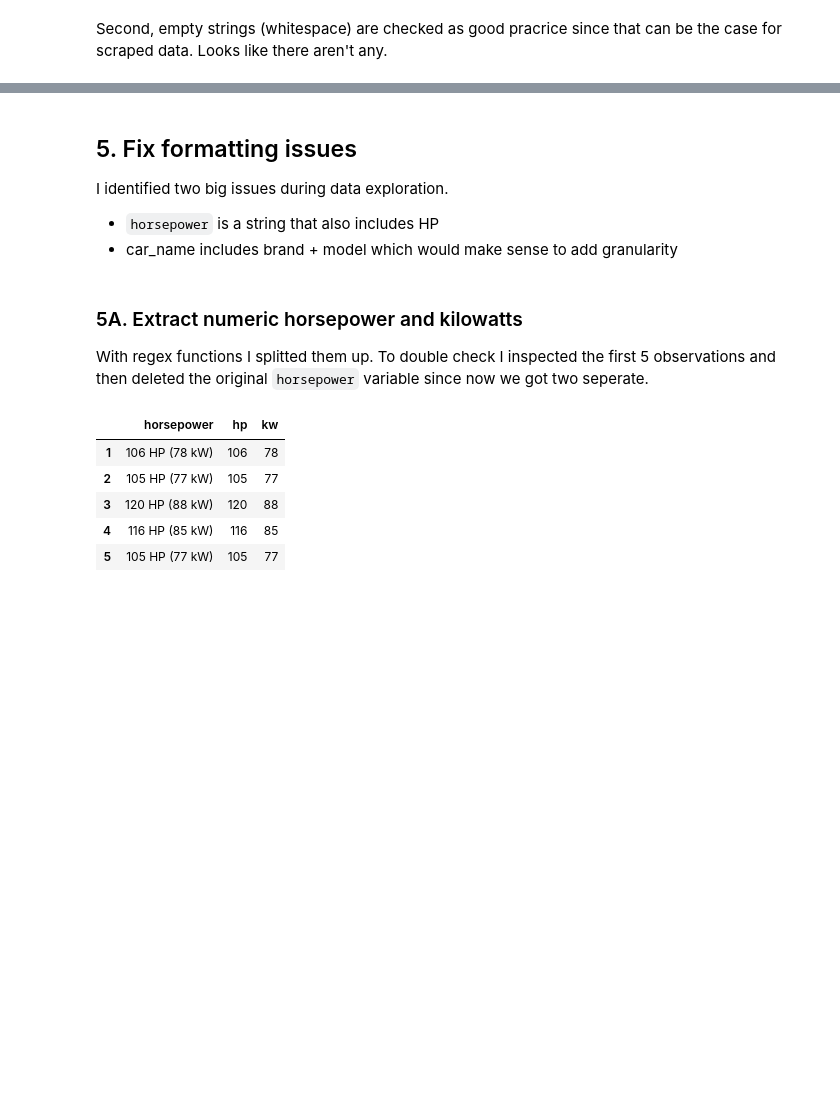
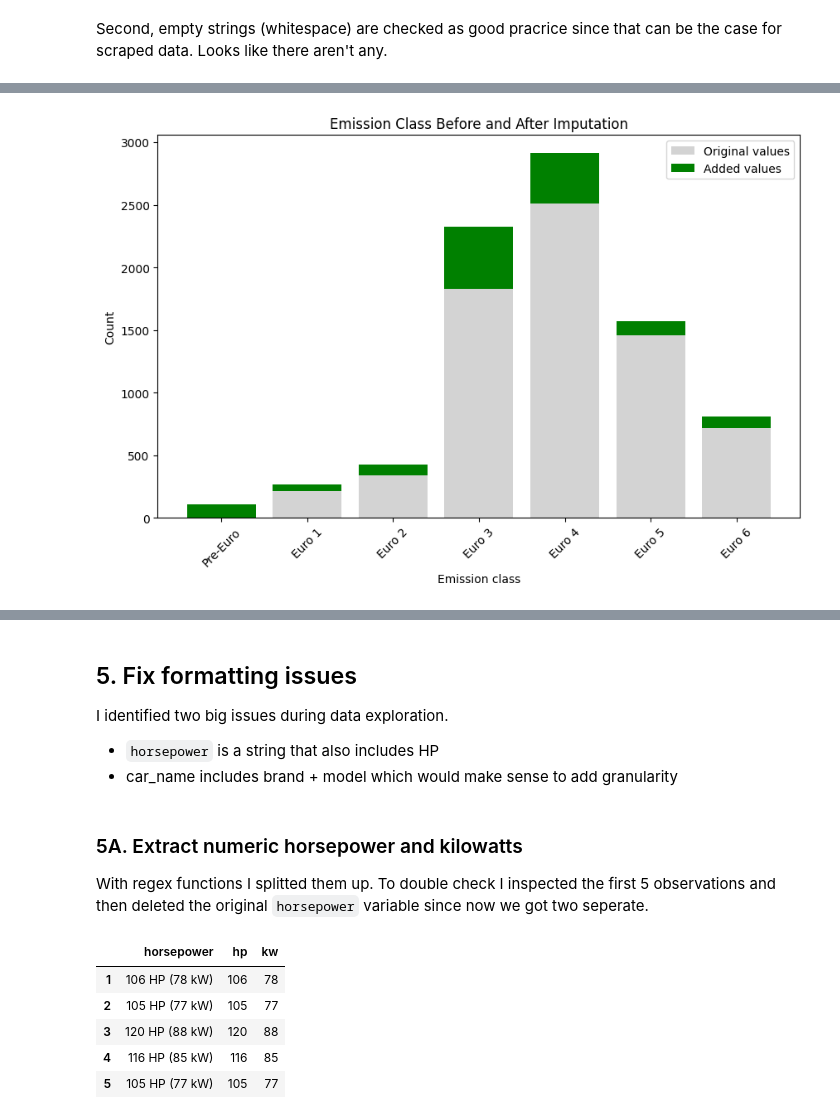
Before and after one commit to papadopoules/marketplace-price-prediction, a Jupyter notebook: marketplace-analysis.ipynb, the cells around one changed output, grey strips where cells are left out. Cells and saved outputs as stored; diff of their text form; code cells hidden in the pictures; blank space fills up the shorter version.

```diff
--- a/marketplace-analysis.ipynb
+++ b/marketplace-analysis.ipynb
@@ -275,0 +286,72 @@ missing_pattern.value_counts().reset_index(name="count")
+# %%
+# Count before imputation
+before = serbia["emission_class"].fillna("Missing")
+before = before.replace("", "Missing")
+before_counts = before.value_counts()
+
+# Find missing rows
+missing = serbia["emission_class"].isna() | (serbia["emission_class"] == "")
+
+# Fill missing emission_class based on year
+for i in serbia[missing].index:
+    year = serbia.loc[i, "year"]
+
+    if year < 1992:
+        serbia.loc[i, "emission_class"] = "Pre-Euro"
+    elif year >= 1992 and year <= 1996:
+        serbia.loc[i, "emission_class"] = "Euro 1"
+    elif year >= 1997 and year <= 2000:
+        serbia.loc[i, "emission_class"] = "Euro 2"
+    elif year >= 2001 and year <= 2005:
+        serbia.loc[i, "emission_class"] = "Euro 3"
+    elif year >= 2006 and year <= 2010:
+        serbia.loc[i, "emission_class"] = "Euro 4"
+    elif year >= 2011 and year <= 2014:
+        serbia.loc[i, "emission_class"] = "Euro 5"
+    else:
+        serbia.loc[i, "emission_class"] = "Euro 6"
+
+# Count after imputation
+after = serbia["emission_class"].fillna("Missing")
+after = after.replace("", "Missing")
+after_counts = after.value_counts()
+
+# Order of categories
+classes = ["Pre-Euro", "Euro 1", "Euro 2", "Euro 3", "Euro 4", "Euro 5", "Euro 6"]
+
+# Get counts in the correct order
+before_values = []
+after_values = []
+added_values = []
+
+for c in classes:
+    before_count = before_counts.get(c, 0)
+    after_count = after_counts.get(c, 0)
+    added_count = after_count - before_count
+
+    before_values.append(before_count)
+    added_values.append(added_count)
+    after_values.append(after_count)
+
+# Table: how many missing values were added to each Euro class
+missing_table_emission = pd.DataFrame({
+    "Emission class": classes,
+    "Missing values added": added_values
+})
+
+print(missing_table_emission)
+
+# Plot
+plt.figure(figsize=(10, 6))
+
+plt.bar(classes, before_values, label="Original values", color="lightgray")
+plt.bar(classes, added_values, bottom=before_values, color="green", label="Added values")
+
+plt.title("Emission Class Before and After Imputation")
+plt.xlabel("Emission class")
+plt.ylabel("Count")
+plt.xticks(rotation=45)
+plt.legend()
+
+plt.show()
+# %% [output]
@@ -275,0 +366 @@ missing_pattern.value_counts().reset_index(name="count")
+[figure, added]
```
Also changed, not shown: parts of 60 cells of this notebook.
